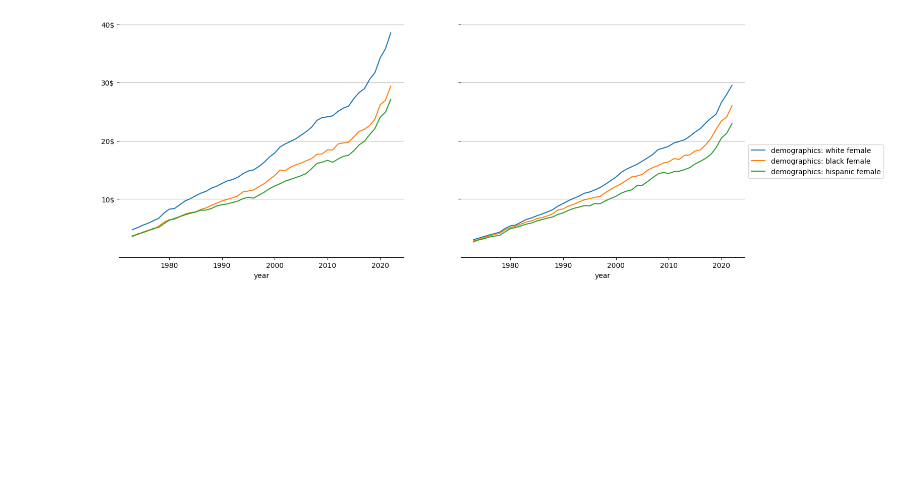
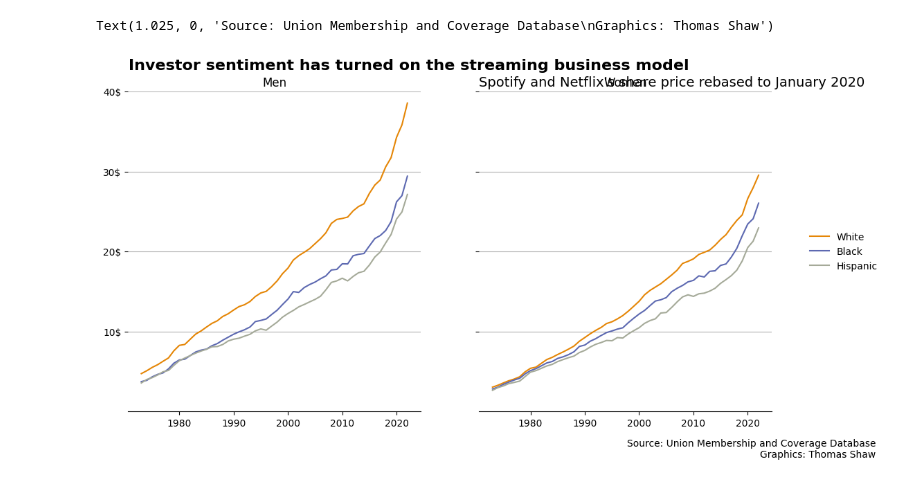
Before and after one commit to xXTime-OnXx/hslu-hs23, a Jupyter notebook: dviz/mini-project/uw3-mini-project.ipynb, the cells around one changed output. Cells and saved outputs as stored; diff of their text form; code cells hidden in the pictures; blank space fills up the shorter version.

Commit message:
add details to mini project chart

```diff
--- a/dviz/mini-project/uw3-mini-project.ipynb
+++ b/dviz/mini-project/uw3-mini-project.ipynb
@@ -7,3 +9,11 @@ df = pd.read_csv("wages.csv")
 # %%
 df_male_races = df[df.facet.str.contains('demographics: (white|black|hispanic) male')]
 df_female_races = df[df.facet.str.contains('demographics: (white|black|hispanic) female')]
+
+df_male_races['facet'] = df_male_races['facet'].replace('demographics: white male','White')
+df_male_races['facet'] = df_male_races['facet'].replace('demographics: black male','Black')
+df_male_races['facet'] = df_male_races['facet'].replace('demographics: hispanic male','Hispanic')
+
+df_female_races['facet'] = df_female_races['facet'].replace('demographics: white female','White')
+df_female_races['facet'] = df_female_races['facet'].replace('demographics: black female','Black')
+df_female_races['facet'] = df_female_races['facet'].replace('demographics: hispanic female','Hispanic')
@@ -26,39 +20,68 @@ df_female_hispanic = df[df.facet.str.contains('demographics: hispanic female')]
+# %%
+color_palette = ["#E58606", "#5D69B1", "#A5AA99"]
+caption = 'Source: Union Membership and Coverage Database\nGraphics: Thomas Shaw'
 # %%
-f, (ax1, ax2) = plt.subplots(1, 2, figsize=(16,6))
+f, (ax1, ax2) = plt.subplots(1, 2, figsize=(12,6))
+
+plt.title(
+    "Spotify and Netflix's share price rebased to January 2020",
+    fontsize=14,
+    pad=10,
+    loc="left",
+)
+plt.suptitle(
+    "Investor sentiment has turned on the streaming business model",
+    fontsize=16,
+    fontweight="bold",
+    x=0.126,
+    y=0.96,
+    ha="left",
+)
 
 sns.lineplot(x=df_male_races.year,
              y=df_male_races.wage,
              data=df_male_races,
              ax=ax1,
+             palette=color_palette,
              hue="facet",
              legend=False)
+
 sns.lineplot(x=df_female_races.year,
              y=df_female_races.wage,
              data=df_female_races,
              ax=ax2,
+             palette=color_palette,
              hue="facet")
 
 yticks = [10, 20, 30, 40]
 ylabels = map(lambda x: str(x) + '$', yticks)
 
+ax1.set_title('Men');
+ax2.set_title('Women');
+
 ax1.set_ylim([0, 40])
 ax1.set_yticks(ticks=yticks, labels=ylabels)
 ax1.set_ylabel('')
+ax1.set_xlabel('')
 ax2.set_ylim(ax1.get_ylim())
 ax2.set_yticks(ticks=yticks, labels=ylabels)
 ax2.set_ylabel('')
+ax2.set_xlabel('')
 
 ax1.spines.top.set_visible(False)
 ax1.spines.left.set_visible(False)
 ax1.spines.right.set_visible(False)
 ax2.spines.top.set_visible(False)
 ax2.spines.left.set_visible(False)
 ax2.spines.right.set_visible(False)
 
 ax1.grid(axis='y')
 ax2.grid(axis='y')
 
-handles, labels = ax.get_legend_handles_labels()
-l = ax2.legend(handles=handles, labels=['white', 'black', 'hispanic'], bbox_to_anchor=(1,0.5), loc='upper left')
+handles, labels = ax1.get_legend_handles_labels()
+l = ax2.legend(handles=handles, labels=['white', 'black', 'hispanic'], bbox_to_anchor=(1.1,0.5), loc='center left', frameon=False)
+
+f.text(1.025, 0, caption, ha='right')
 # %% [output]
+Text(1.025, 0, 'Source: Union Membership and Coverage Database\nGraphics: Thomas Shaw')
-[figure, old version]
+[figure, new version]
```
Also changed, not shown: parts of 3 cells of this notebook, 4 other files.
